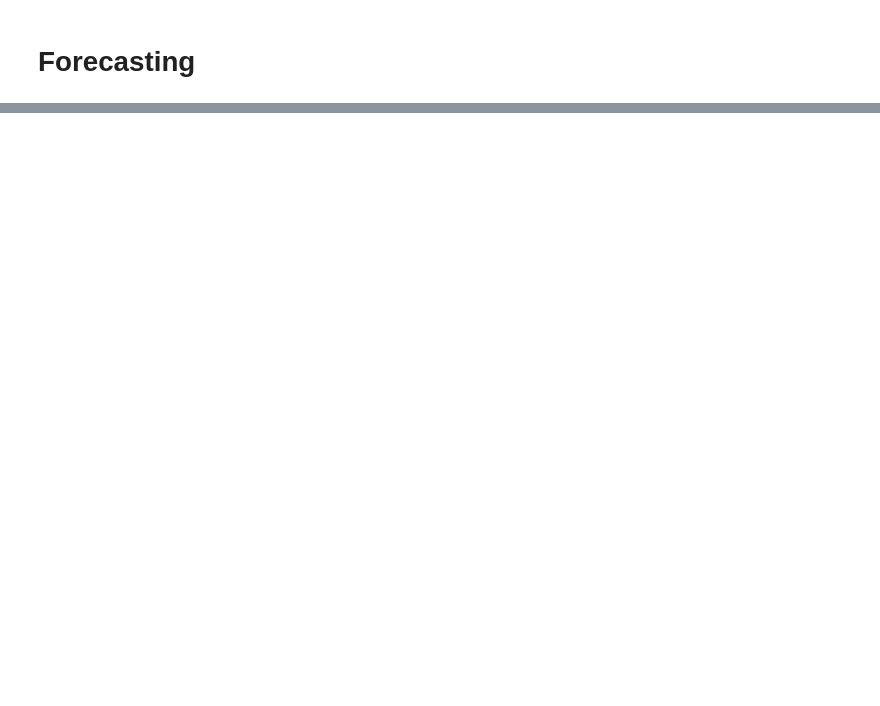
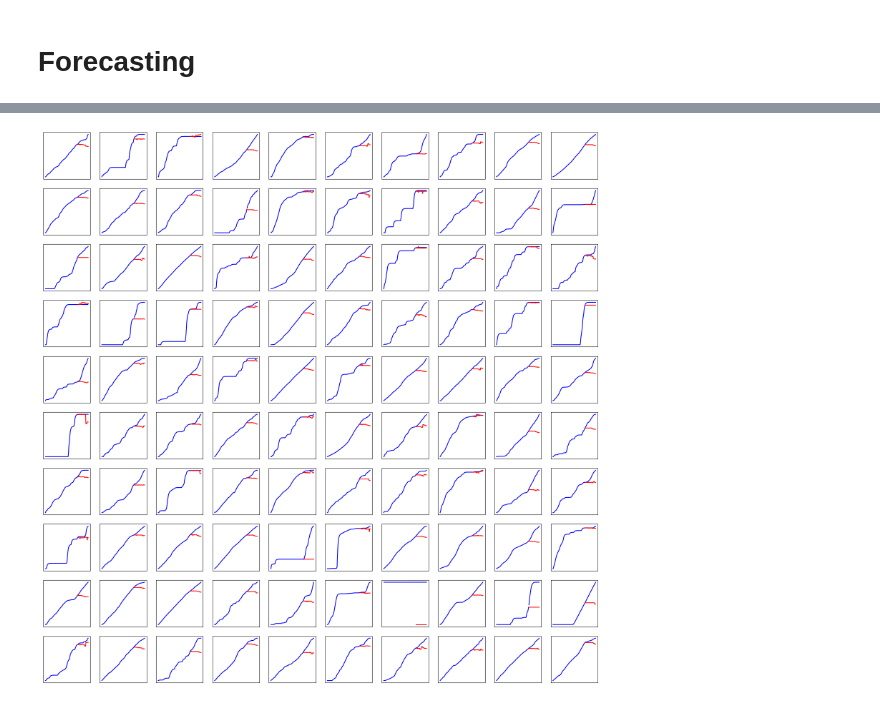
Before and after one commit to epfl-ada/ada-2022-project-pinacolada, a Jupyter notebook: notebook.ipynb, the cells around one changed output, grey strips where cells are left out. Saved outputs shown, nothing was run; the diff lists cells and outputs as text; code cells hidden in the pictures; blank space fills up the shorter version.

```diff
--- a/notebook.ipynb
+++ b/notebook.ipynb
@@ -834,0 +912,30 @@ for i in range(10):
+# %%
+videos_timeseries = pd.pivot_table(long_timeseries, values='videos', index=['datetime'], columns=['channel'])
+date_index = videos_timeseries.index
+
+videos_timeseries = videos_timeseries.sample(5000,axis=1)
+
+videos_timeseries = exp_smoothing(videos_timeseries,2)
+
+videos_timeseries = videos_timeseries.reset_index()
+videos_timeseries['datetime'] = pd.to_datetime(videos_timeseries['datetime'])
+videos_timeseries['year'] = videos_timeseries['datetime'].dt.year
+videos_timeseries['month'] = videos_timeseries['datetime'].dt.month
+videos_timeseries['day'] = videos_timeseries['datetime'].dt.day
+videos_timeseries = videos_timeseries.drop('datetime',axis=1)
+
+steps_to_predict = 33
+data_train = videos_timeseries[:-steps_to_predict]
+data_test  = videos_timeseries[-steps_to_predict:]
+
+dates_train = date_index[:-steps_to_predict]
+dates_test = date_index[-steps_to_predict:]
+
+X_train = data_train[['year','month','day']]
+Y_train = data_train.drop(['year','month','day'],axis=1)
+
+X_test = data_test[['year','month','day']]
+Y_test = data_test.drop(['year','month','day'],axis=1)
+# %%
+reg = xgb.XGBRegressor()
+reg.fit(X_train,Y_train,eval_set=[(X_train,Y_train),(X_test,Y_test)],verbose=False)
@@ -834,0 +953,3 @@ for i in range(10):
+# %%
+Y_predict = pd.DataFrame(reg.predict(X_test),columns=Y_test.columns)
+Y_predict.head()
@@ -834,0 +964,14 @@ for i in range(10):
+# %%
+fig,axs = plt.subplots(10,10,figsize=(20,20))
+
+selected = Y_train.sample(100,axis=1).columns
+
+for i in range(10):
+    for j in range(10):
+        axs[(i,j)].set_xticks([])
+        axs[(i,j)].set_yticks([])
+        axs[(i,j)].plot(dates_train,Y_train[selected[i*10+j]],color='blue')
+        axs[(i,j)].plot(dates_test,Y_test[selected[i*10+j]],color='blue')
+        axs[(i,j)].plot(dates_test,Y_predict[selected[i*10+j]],color='red')
+# %% [output]
+[figure, added]
```
Also changed, not shown: parts of 13 cells of this notebook.
